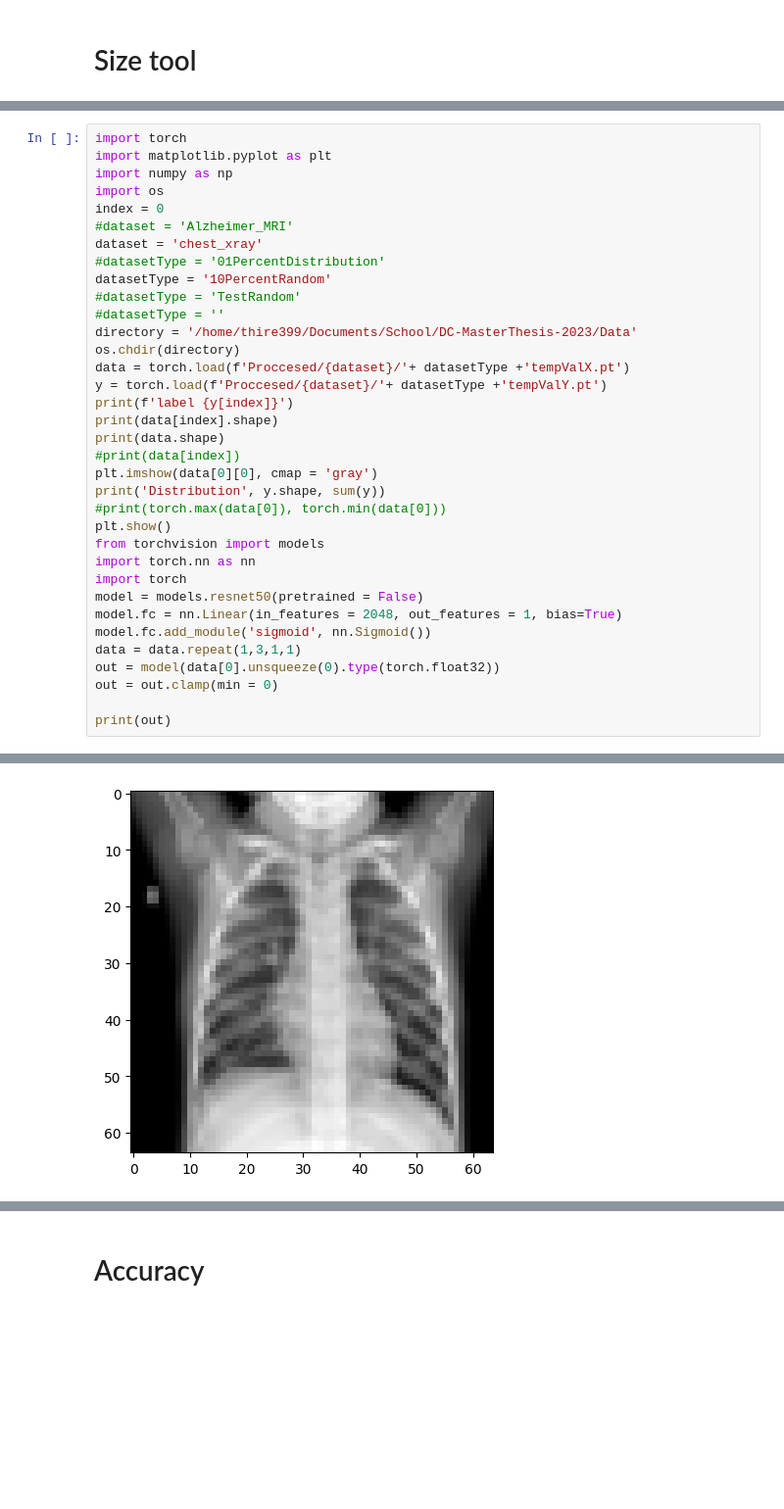
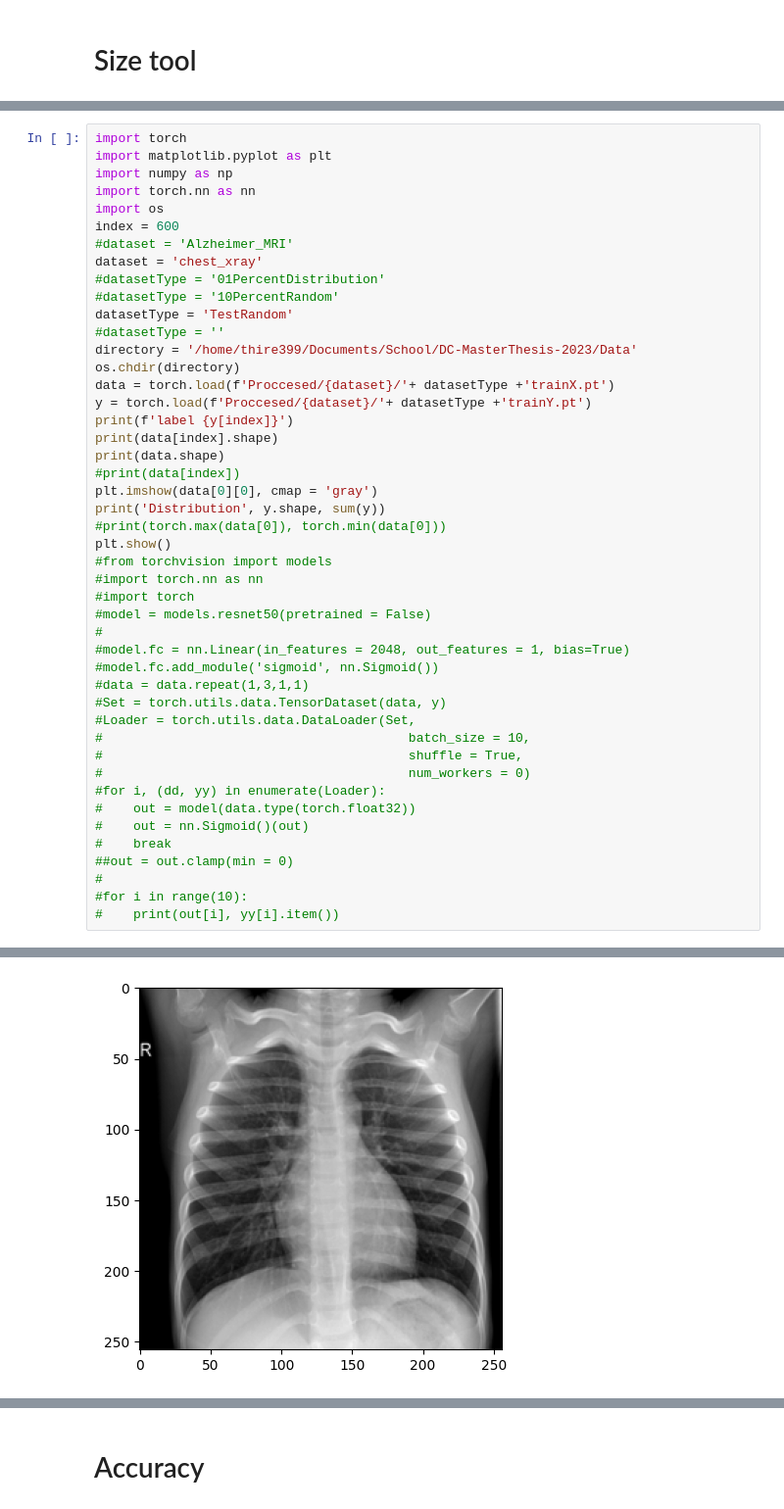
Before and after one commit to Thire399/DC-MasterThesis-2023, a Jupyter notebook: AccuracycheckerTool.ipynb, the cells around one changed output, grey strips where cells are left out. Shown at 98% size. Saved outputs shown, nothing was run; the diff lists cells and outputs as text; blank space fills up the shorter version.

```diff
--- a/AccuracycheckerTool.ipynb
+++ b/AccuracycheckerTool.ipynb
@@ -95,18 +91,19 @@ tensor([[0.4333]], grad_fn=<AddmmBackward0>)
 import torch
 import matplotlib.pyplot as plt
 import numpy as np
+import torch.nn as nn
 import os
-index = 0
+index = 600
 #dataset = 'Alzheimer_MRI'
 dataset = 'chest_xray'
 #datasetType = '01PercentDistribution'
-datasetType = '10PercentRandom'
-#datasetType = 'TestRandom'
+#datasetType = '10PercentRandom'
+datasetType = 'TestRandom'
 #datasetType = ''
 directory = '/home/thire399/Documents/School/DC-MasterThesis-2023/Data'
 os.chdir(directory)
-data = torch.load(f'Proccesed/{dataset}/'+ datasetType +'tempValX.pt')
-y = torch.load(f'Proccesed/{dataset}/'+ datasetType +'tempValY.pt')
+data = torch.load(f'Proccesed/{dataset}/'+ datasetType +'trainX.pt')
+y = torch.load(f'Proccesed/{dataset}/'+ datasetType +'trainY.pt')
 print(f'label {y[index]}')
 print(data[index].shape)
 print(data.shape)
@@ -115,15 +112,25 @@ plt.imshow(data[0][0], cmap = 'gray')
 print('Distribution', y.shape, sum(y))
 #print(torch.max(data[0]), torch.min(data[0]))
 plt.show()
-from torchvision import models
-import torch.nn as nn
-import torch
-model = models.resnet50(pretrained = False)
-model.fc = nn.Linear(in_features = 2048, out_features = 1, bias=True)
-model.fc.add_module('sigmoid', nn.Sigmoid())
-data = data.repeat(1,3,1,1)
-out = model(data[0].unsqueeze(0).type(torch.float32))
-out = out.clamp(min = 0)
-
-print(out)
+#from torchvision import models
+#import torch.nn as nn
+#import torch
+#model = models.resnet50(pretrained = False)
+#
+#model.fc = nn.Linear(in_features = 2048, out_features = 1, bias=True)
+#model.fc.add_module('sigmoid', nn.Sigmoid())
+#data = data.repeat(1,3,1,1)
+#Set = torch.utils.data.TensorDataset(data, y)
+#Loader = torch.utils.data.DataLoader(Set,
+#                                        batch_size = 10,
+#                                        shuffle = True,
+#                                        num_workers = 0)
+#for i, (dd, yy) in enumerate(Loader):
+#    out = model(data.type(torch.float32))
+#    out = nn.Sigmoid()(out)
+#    break
+##out = out.clamp(min = 0)
+#
+#for i in range(10):
+#    print(out[i], yy[i].item())
 # %% [output]
@@ -134 +141 @@ Distribution torch.Size([1565]) tensor(1163)
-[figure, old version]
+[figure, new version]
```
Also changed, not shown: parts of 6 cells of this notebook, 6 other files.
